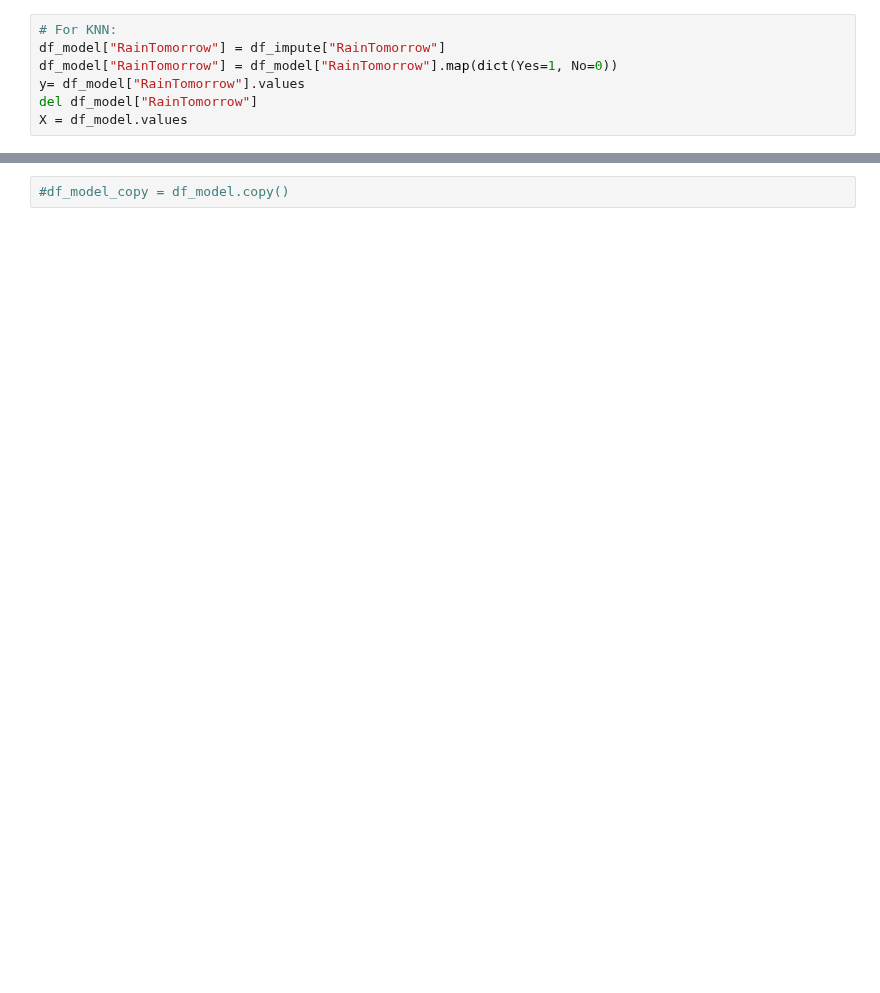
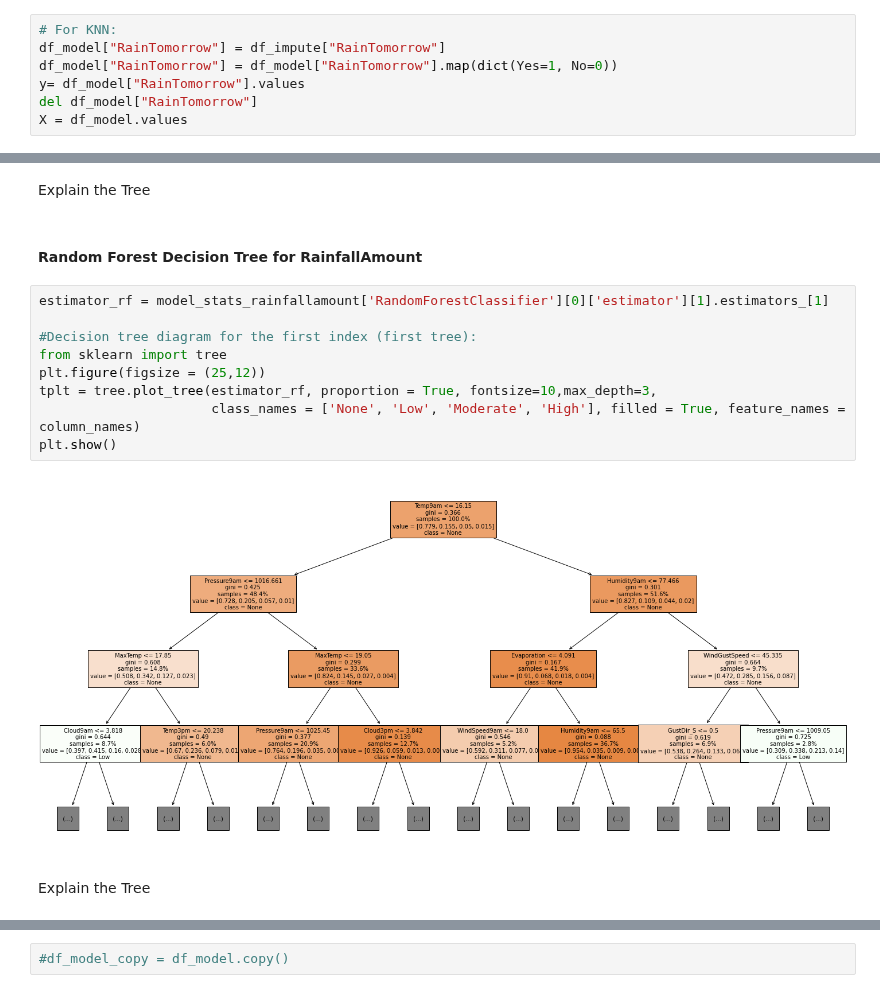
Before and after one commit to ravisiv/AussieWeatherEDA, a Jupyter notebook: Lab2_Group3_Chowdhury_Mittal_Srivastava_Sivaraman.ipynb, the cells around one changed output, grey strips where cells are left out. Cells and saved outputs as stored; diff of their text form; blank space fills up the shorter version.

```diff
--- a/Lab2_Group3_Chowdhury_Mittal_Srivastava_Sivaraman.ipynb
+++ b/Lab2_Group3_Chowdhury_Mittal_Srivastava_Sivaraman.ipynb
@@ -644,0 +663,17 @@ plt.show()
+# %% [markdown]
+Explain the Tree
+# %% [markdown]
+#### Random Forest Decision Tree for RainfallAmount
+# %%
+estimator_rf = model_stats_rainfallamount['RandomForestClassifier'][0]['estimator'][1].estimators_[1]
+
+#Decision tree diagram for the first index (first tree):
+from sklearn import tree
+plt.figure(figsize = (25,12))
+tplt = tree.plot_tree(estimator_rf, proportion = True, fontsize=10,max_depth=3,
+                      class_names = ['None', 'Low', 'Moderate', 'High'], filled = True, feature_names = column_names)
+plt.show()
+# %% [output]
+[figure, added]
+# %% [markdown]
+Explain the Tree
```
Also changed, not shown: parts of 47 cells of this notebook, 2 other files.
